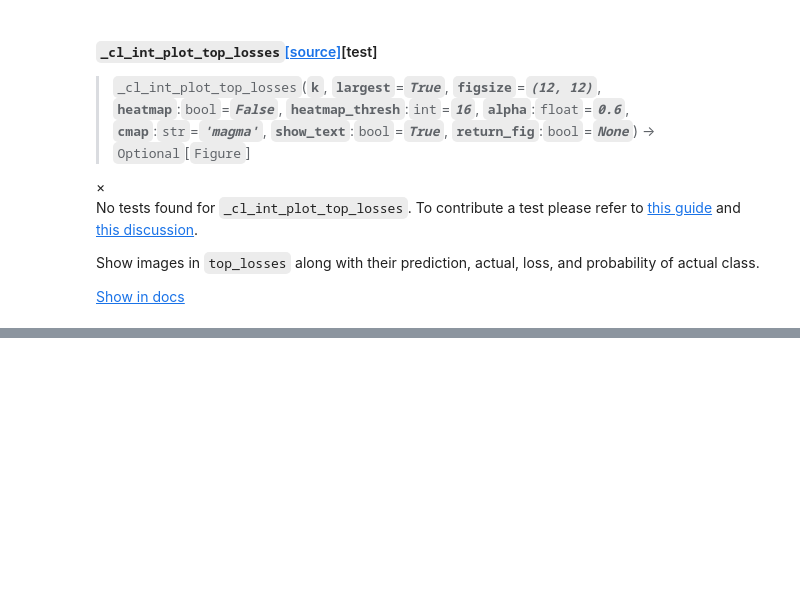
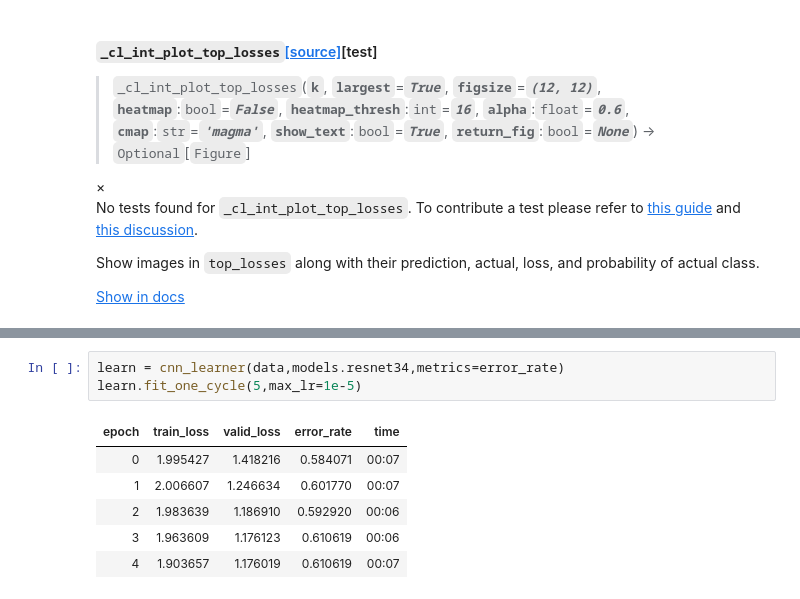
Before and after one commit to tlkt/fast_lesson_work, a Jupyter notebook: lession_2_1.ipynb, the cells around one changed output, grey strips where cells are left out. Drawn from its saved outputs; the diff is of its cells as text; blank space fills up the shorter version.

```diff
--- a/lession_2_1.ipynb
+++ b/lession_2_1.ipynb
@@ -159,0 +205,10 @@ interp.plot_top_losses(4)
+# %%
+learn = cnn_learner(data,models.resnet34,metrics=error_rate)
+learn.fit_one_cycle(5,max_lr=1e-5)
+# %% [output]
+| epoch | train_loss | valid_loss | error_rate | time |
+| 0 | 1.995427 | 1.418216 | 0.584071 | 00:07 |
+| 1 | 2.006607 | 1.246634 | 0.601770 | 00:07 |
+| 2 | 1.983639 | 1.186910 | 0.592920 | 00:06 |
+| 3 | 1.963609 | 1.176123 | 0.610619 | 00:06 |
+| 4 | 1.903657 | 1.176019 | 0.610619 | 00:07 |
```
Also changed, not shown: parts of 30 cells of this notebook.
